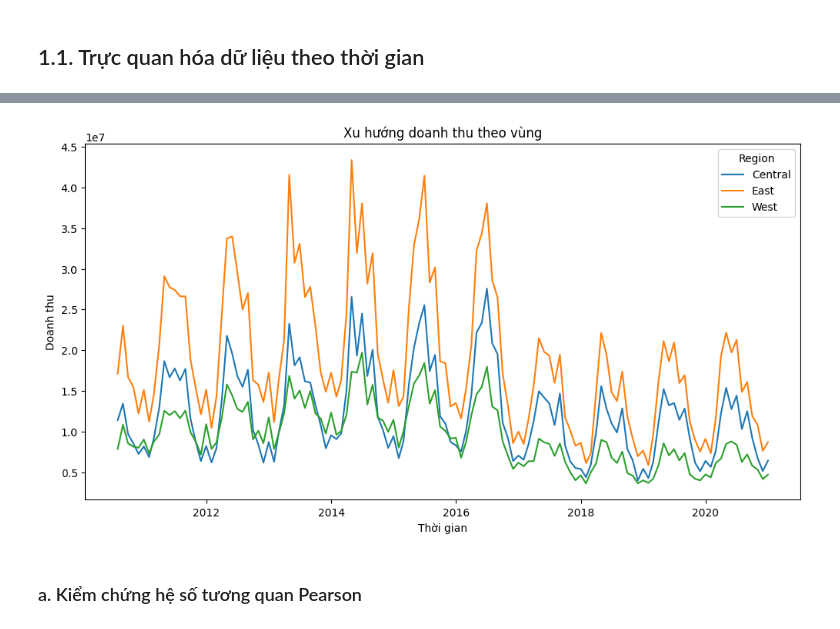
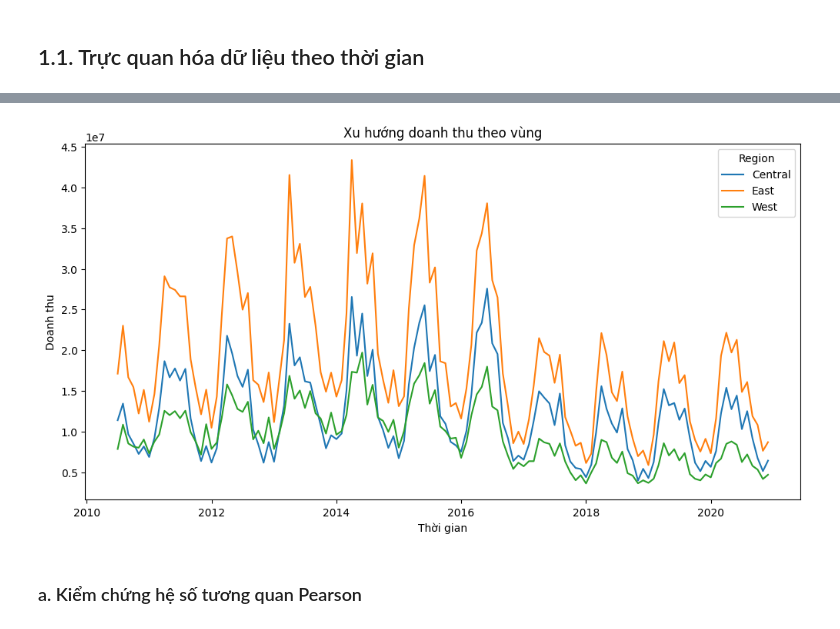
Before and after one commit to HaiAu2501/Try-Some-Models, a Jupyter notebook: source/3.ipynb, the cells around one changed output, grey strips where cells are left out. Drawn from its saved outputs; the diff is of its cells as text; code cells hidden in the pictures.

```diff
--- a/source/3.ipynb
+++ b/source/3.ipynb
@@ -51,18 +51,18 @@ plt.show()
 # %%
 import seaborn as sns
 
 # Gom nhóm theo tháng và vùng
-df_region_monthly = df.groupby([pd.Grouper(key='Date', freq='ME'), 'Region']).agg({'Revenue': 'sum'}).reset_index()
+df_region_monthly = df.groupby([pd.Grouper(key='Date', freq='MS'), 'Region']).agg({'Revenue': 'sum'}).reset_index()
 
 # Vẽ biểu đồ xu hướng doanh thu theo từng vùng
 plt.figure(figsize=(12,6))
 sns.lineplot(data=df_region_monthly, x='Date', y='Revenue', hue='Region')
 plt.title("Xu hướng doanh thu theo vùng")
 plt.xlabel("Thời gian")
 plt.ylabel("Doanh thu")
 plt.show()
 # %% [output]
-[figure, old version]
+[figure, new version]
 # %% [markdown]
 ### a. Kiểm chứng hệ số tương quan Pearson
 # %%
```
Also changed, not shown: parts of 34 cells of this notebook, 1 other file.
